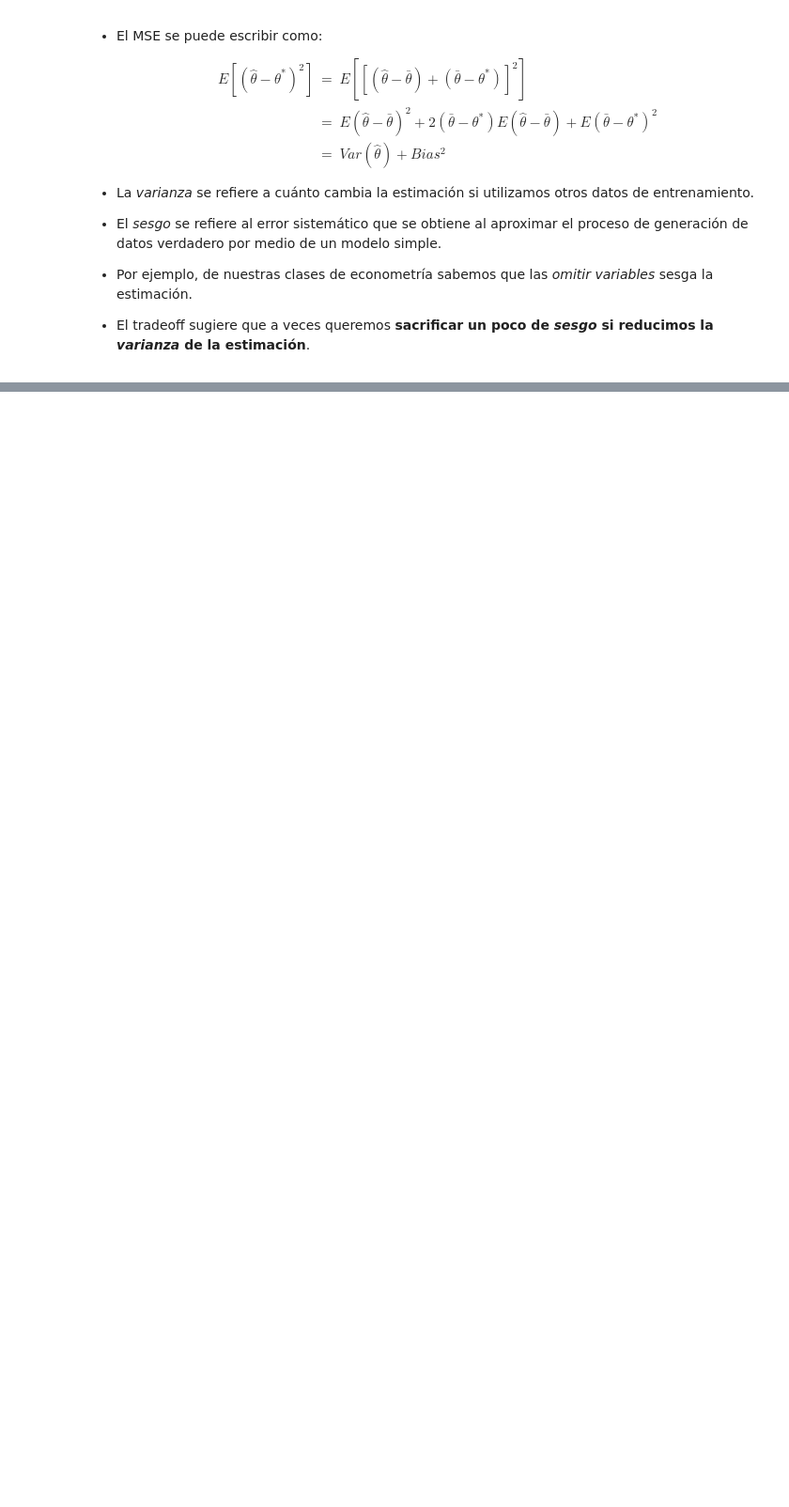
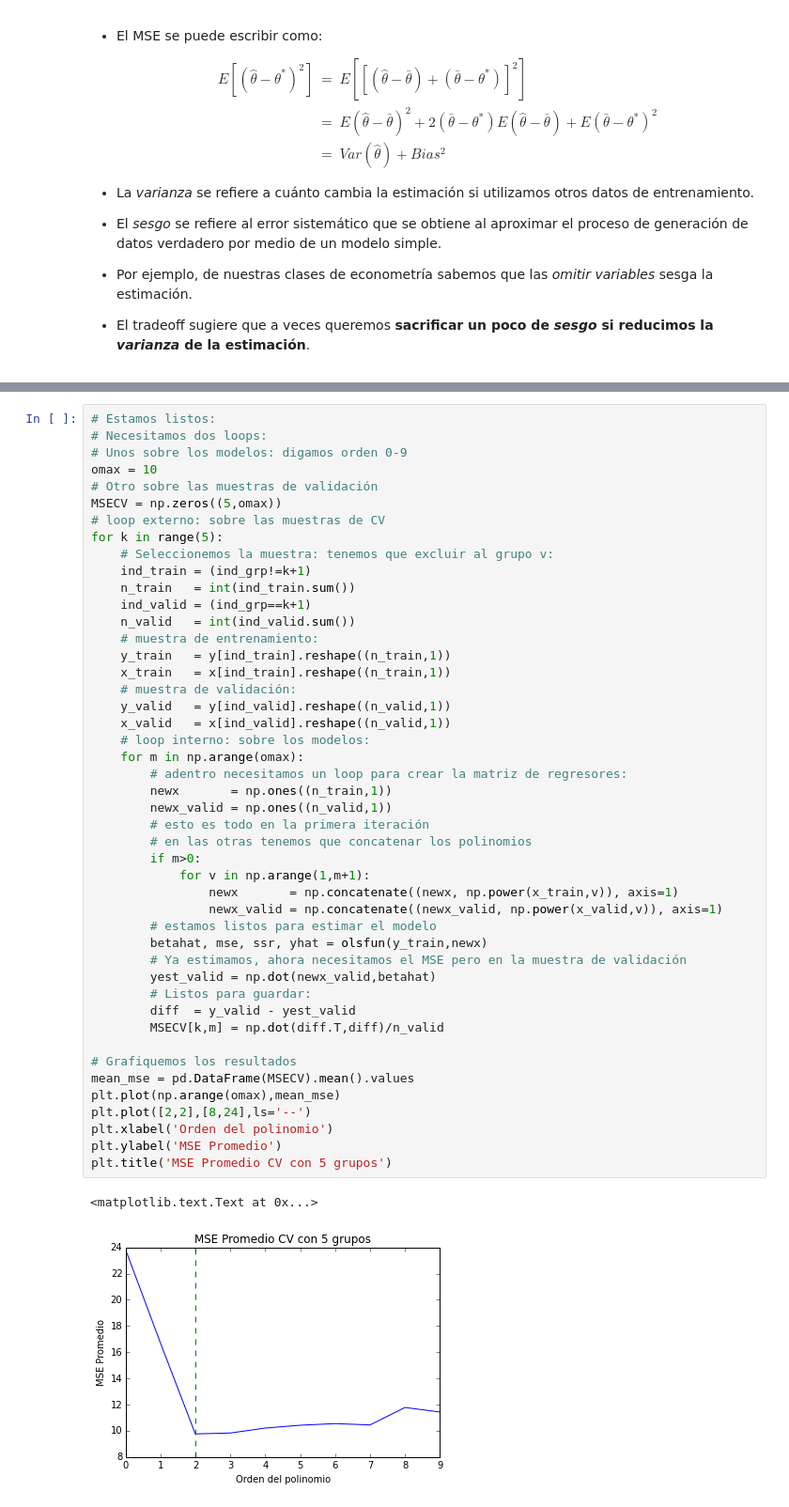
Before and after one commit to dvaughan79/New_CIDE_Analytics, a Jupyter notebook: 6_Intro_MachineLearning.ipynb, the cells around one changed output, grey strips where cells are left out. Shown at 94% size. Drawn from its saved outputs; the diff is of its cells as text; blank space fills up the shorter version.

```diff
--- a/6_Intro_MachineLearning.ipynb
+++ b/6_Intro_MachineLearning.ipynb
@@ -176,0 +585,49 @@ $$
+# %%
+# Estamos listos:
+# Necesitamos dos loops:
+# Unos sobre los modelos: digamos orden 0-9
+omax = 10
+# Otro sobre las muestras de validación
+MSECV = np.zeros((5,omax))
+# loop externo: sobre las muestras de CV
+for k in range(5):
+    # Seleccionemos la muestra: tenemos que excluir al grupo v:
+    ind_train = (ind_grp!=k+1)
+    n_train   = int(ind_train.sum())
+    ind_valid = (ind_grp==k+1)
+    n_valid   = int(ind_valid.sum())
+    # muestra de entrenamiento:
+    y_train   = y[ind_train].reshape((n_train,1))
+    x_train   = x[ind_train].reshape((n_train,1))
+    # muestra de validación:
+    y_valid   = y[ind_valid].reshape((n_valid,1))
+    x_valid   = x[ind_valid].reshape((n_valid,1))
+    # loop interno: sobre los modelos:
+    for m in np.arange(omax):
+        # adentro necesitamos un loop para crear la matriz de regresores:
+        newx       = np.ones((n_train,1))
+        newx_valid = np.ones((n_valid,1))
+        # esto es todo en la primera iteración
+        # en las otras tenemos que concatenar los polinomios
+        if m>0:
+            for v in np.arange(1,m+1):
+                newx       = np.concatenate((newx, np.power(x_train,v)), axis=1)
+                newx_valid = np.concatenate((newx_valid, np.power(x_valid,v)), axis=1)
+        # estamos listos para estimar el modelo
+        betahat, mse, ssr, yhat = olsfun(y_train,newx)
+        # Ya estimamos, ahora necesitamos el MSE pero en la muestra de validación
+        yest_valid = np.dot(newx_valid,betahat)
+        # Listos para guardar:
+        diff  = y_valid - yest_valid
+        MSECV[k,m] = np.dot(diff.T,diff)/n_valid
+
+# Grafiquemos los resultados
+mean_mse = pd.DataFrame(MSECV).mean().values
+plt.plot(np.arange(omax),mean_mse)
+plt.plot([2,2],[8,24],ls='--')
+plt.xlabel('Orden del polinomio')
+plt.ylabel('MSE Promedio')
+plt.title('MSE Promedio CV con 5 grupos')
+# %% [output]
+<matplotlib.text.Text at 0x...>
+[figure, added]
```
Also changed, not shown: parts of 20 cells of this notebook, 4 other files.
